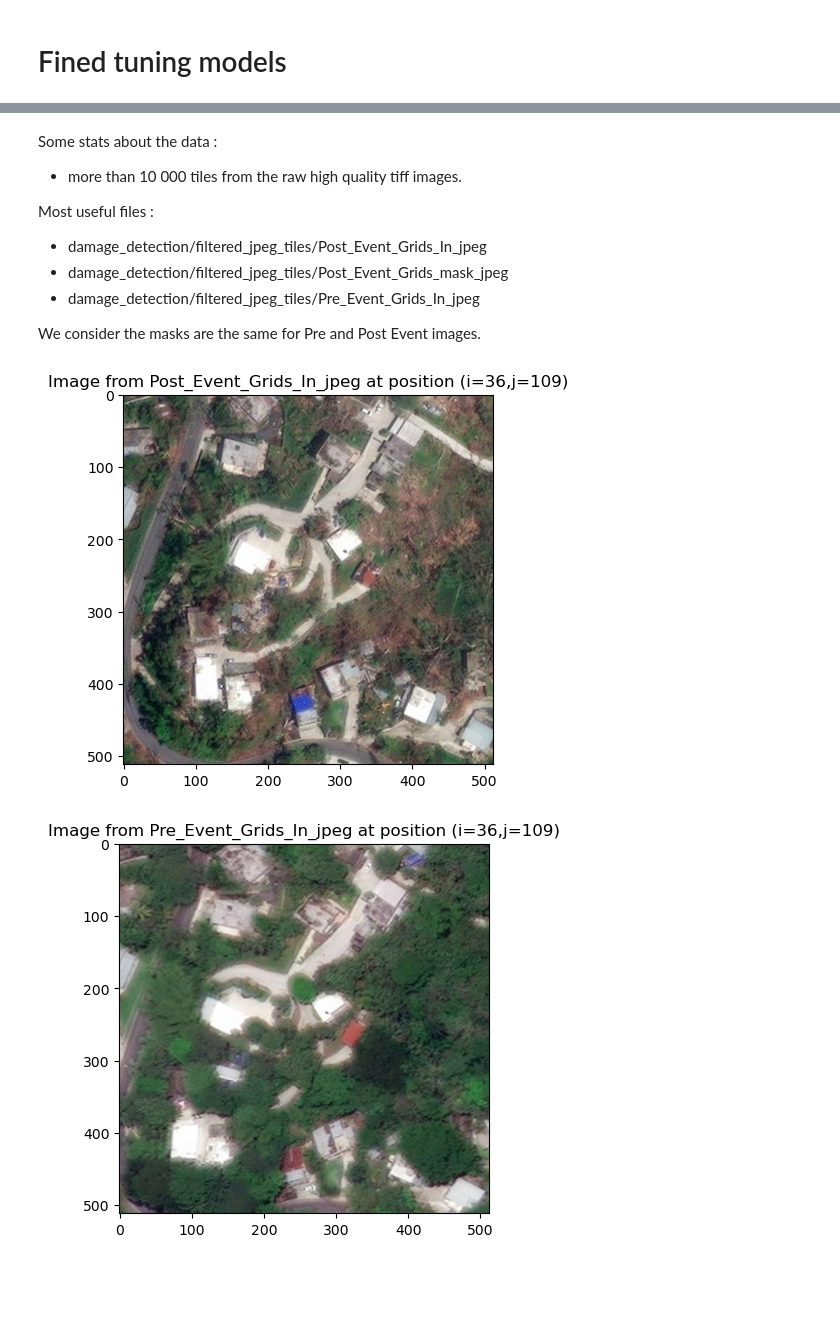
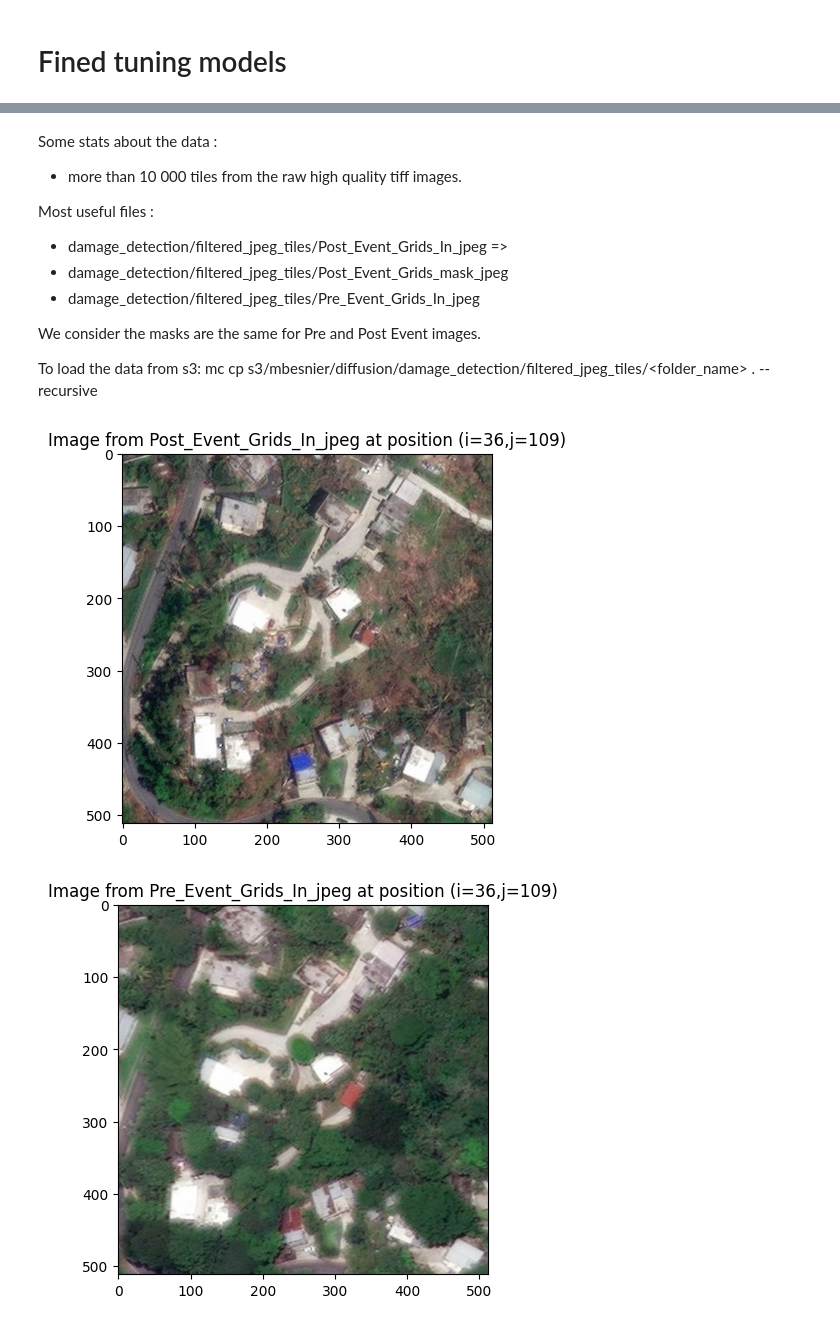
Before and after one commit to Matth-info/damaged-building-detector, a Jupyter notebook: fine_tuning_models.ipynb, the cells around one changed output, grey strips where cells are left out. Drawn from its saved outputs; the diff is of its cells as text; code cells hidden in the pictures; blank space fills up the shorter version.

```diff
--- a/fine_tuning_models.ipynb
+++ b/fine_tuning_models.ipynb
@@ -7,9 +7,12 @@ Some stats about the data :
 - more than 10 000 tiles from the raw high quality tiff images.
 
 Most useful files :
-- damage_detection/filtered_jpeg_tiles/Post_Event_Grids_In_jpeg
+- damage_detection/filtered_jpeg_tiles/Post_Event_Grids_In_jpeg =>
 - damage_detection/filtered_jpeg_tiles/Post_Event_Grids_mask_jpeg
 - damage_detection/filtered_jpeg_tiles/Pre_Event_Grids_In_jpeg
 
 We consider the masks are the same for Pre and Post Event images.
+
+To load the data from s3:
+mc cp s3/mbesnier/diffusion/damage_detection/filtered_jpeg_tiles/<folder_name> . --recursive
 # %%
@@ -76,10 +75,10 @@ def load_and_visualize(image_path):
 # %%
 i = 36
 j = 109
 
-load_and_visualize(f"Post_Event_Grids_In_jpeg/tile_{i}_{j}.jpg")
-load_and_visualize(f"Pre_Event_Grids_In_jpeg/tile_{i}_{j}.jpg")
-load_and_visualize(f"Post_Event_Grids_mask_jpeg/tile_{i}_{j}_mask.jpg")
+load_and_visualize(f"./data/Post_Event_Grids_In_jpeg/tile_{i}_{j}.jpg")
+load_and_visualize(f"./data/Pre_Event_Grids_In_jpeg/tile_{i}_{j}.jpg")
+#load_and_visualize(f"Post_Event_Grids_mask_jpeg/tile_{i}_{j}_mask.jpg")
 # %% [output]
-[figure, old version]
+[figure, new version]
-[figure, old version]
+[figure, new version]
```
Also changed, not shown: parts of 9 cells of this notebook, 3 other files.
